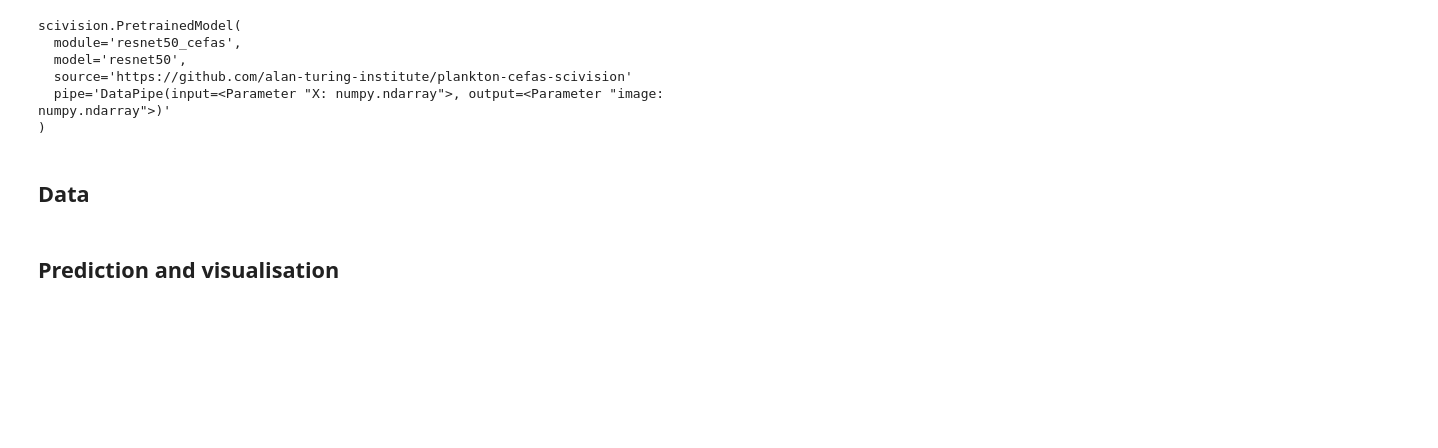
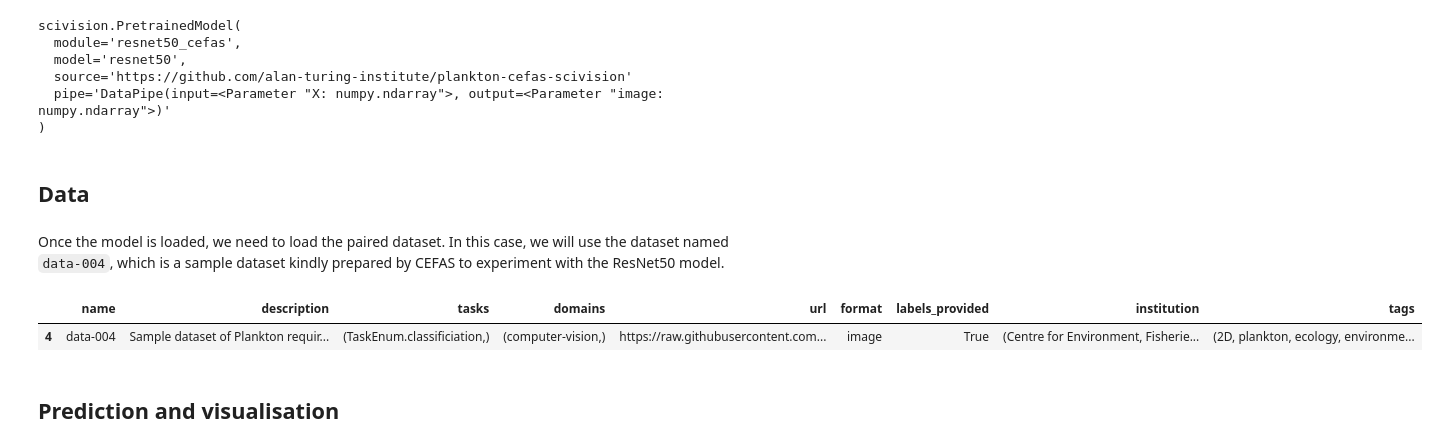
Before and after one commit to alan-turing-institute/scivision, a Jupyter notebook: examples/plankton_classification_cefas.ipynb, the cells around one changed output. Saved outputs shown, nothing was run; the diff lists cells and outputs as text; code cells hidden in the pictures; blank space fills up the shorter version.

```diff
--- a/examples/plankton_classification_cefas.ipynb
+++ b/examples/plankton_classification_cefas.ipynb
@@ -59,0 +55,8 @@ ds = ds.assign(
+# %% [markdown]
+Once the model is loaded, we need to load the paired dataset. In this case, we will use the dataset named `data-004`, which is a sample dataset kindly prepared by CEFAS to experiment with the ResNet50 model.
+# %%
+target_datasource = compatible_datasources.loc[compatible_datasources['name'] == 'data-004']
+target_datasource
+# %% [output]
+|  | name | description | tasks | domains | url | format | labels_provided | institution | tags |
+| 4 | data-004 | Sample dataset of Plankton requir... | (TaskEnum.classificiation,) | (computer-vision,) | https://raw.githubusercontent.com... | image | True | (Centre for Environment, Fisherie... | (2D, plankton, ecology, environme... |
```
Also changed, not shown: parts of 16 cells of this notebook.
